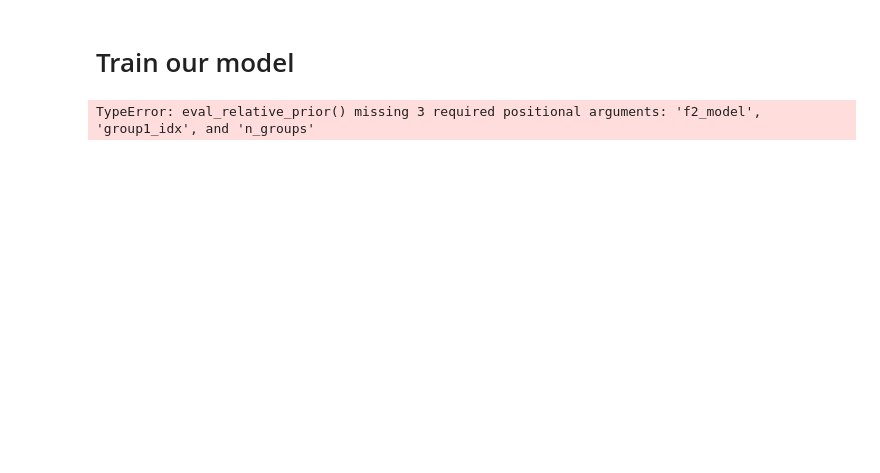
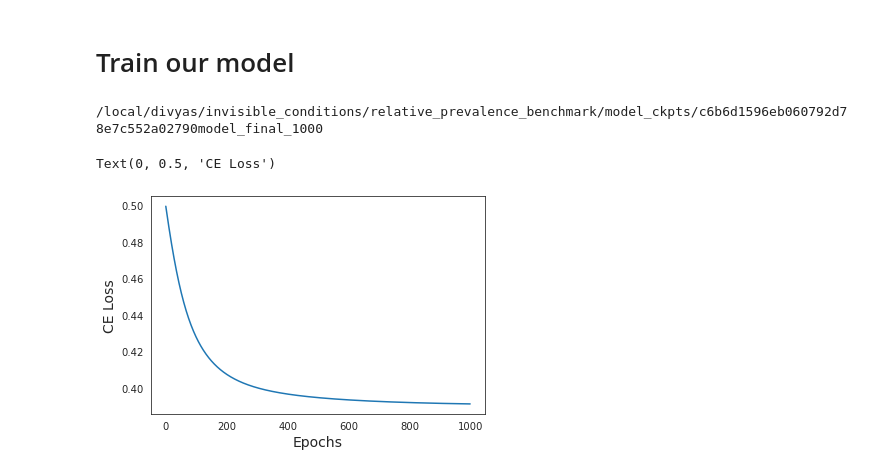
Before and after one commit to epierson9/invisible-conditions, a Jupyter notebook: relative_prevalence_benchmark/Figure 2 - Synthetic Results.ipynb, the cells around one changed output. Cells and saved outputs as stored; diff of their text form; code cells hidden in the pictures; blank space fills up the shorter version.

```diff
--- a/relative_prevalence_benchmark/Figure 2 - Synthetic Results.ipynb
+++ b/relative_prevalence_benchmark/Figure 2 - Synthetic Results.ipynb
@@ -748,16 +539,20 @@ Rel Error: 0.9788406104504512
 # %%
 # Set regularization parameter
 g1_config['estimator_type'] = 'logreg'
 g1_config['optimizer'] = 'Adam'
 g1_config['group_weights'] = (1, 1)
 g1_config['n_epochs'] = 1000
+g1_config['n_batches'] = 1
+
 f_model, losses, info = train_relative_estimator(x_train, s_train, x_test, s_test, g1_config, save_model=True)
 # pred_rel_prior, pred_g1_prior, pred_g2_prior = eval_relative_prior(x_test, f_model)
 plt.plot(losses)
 plt.xlabel("Epochs")
 plt.ylabel("CE Loss")
 # %% [output]
-TypeError: eval_relative_prior() missing 3 required positional arguments: 'f2_model', 'group1_idx', and 'n_groups'
+/local/divyas/invisible_conditions/relative_prevalence_benchmark/model_ckpts/c6b6d1596eb060792d78e7c552a02790model_final_1000
+Text(0, 0.5, 'CE Loss')
+[figure, added]
 # %%
 print(info['auc'], info['auprc'])
 # %% [output]
```
Also changed, not shown: parts of 21 cells of this notebook, 7 other files.
